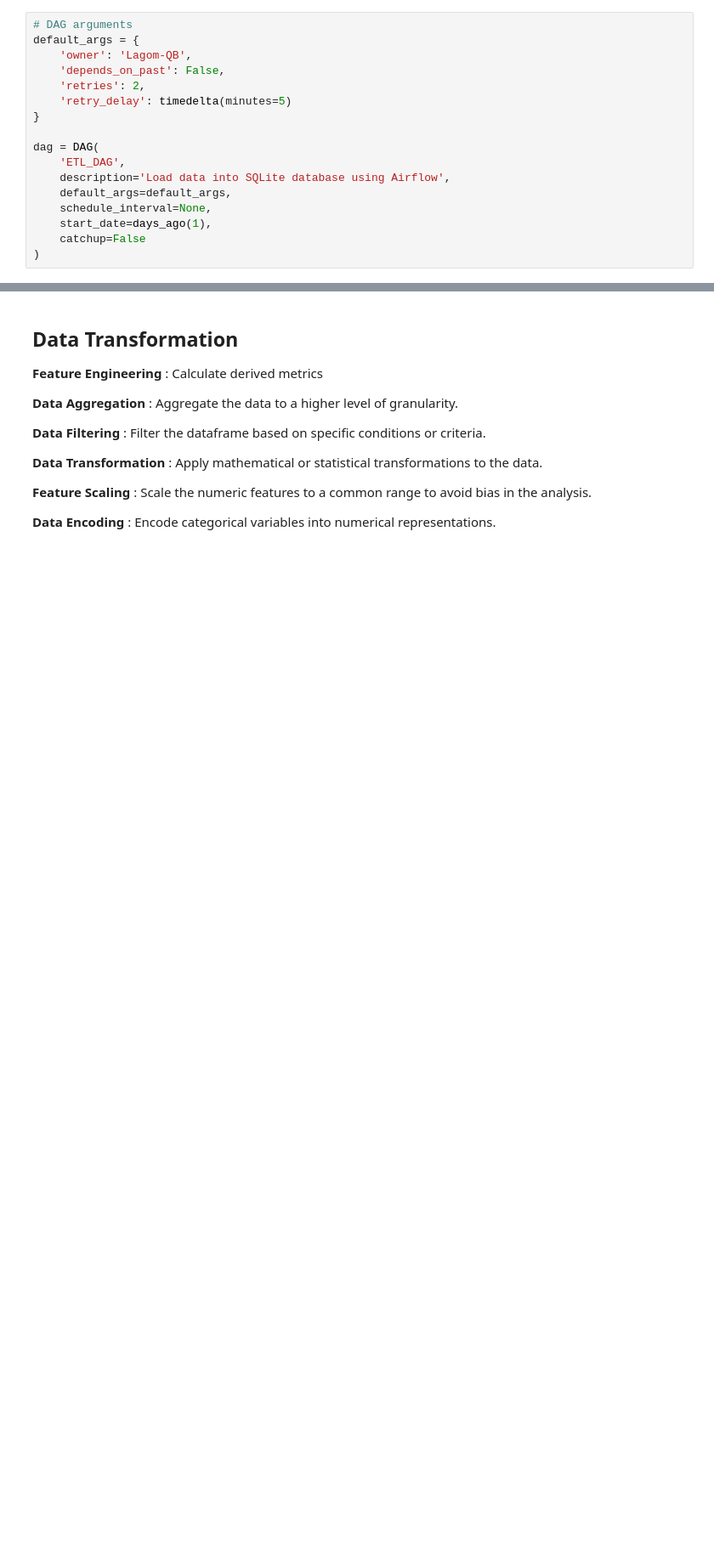
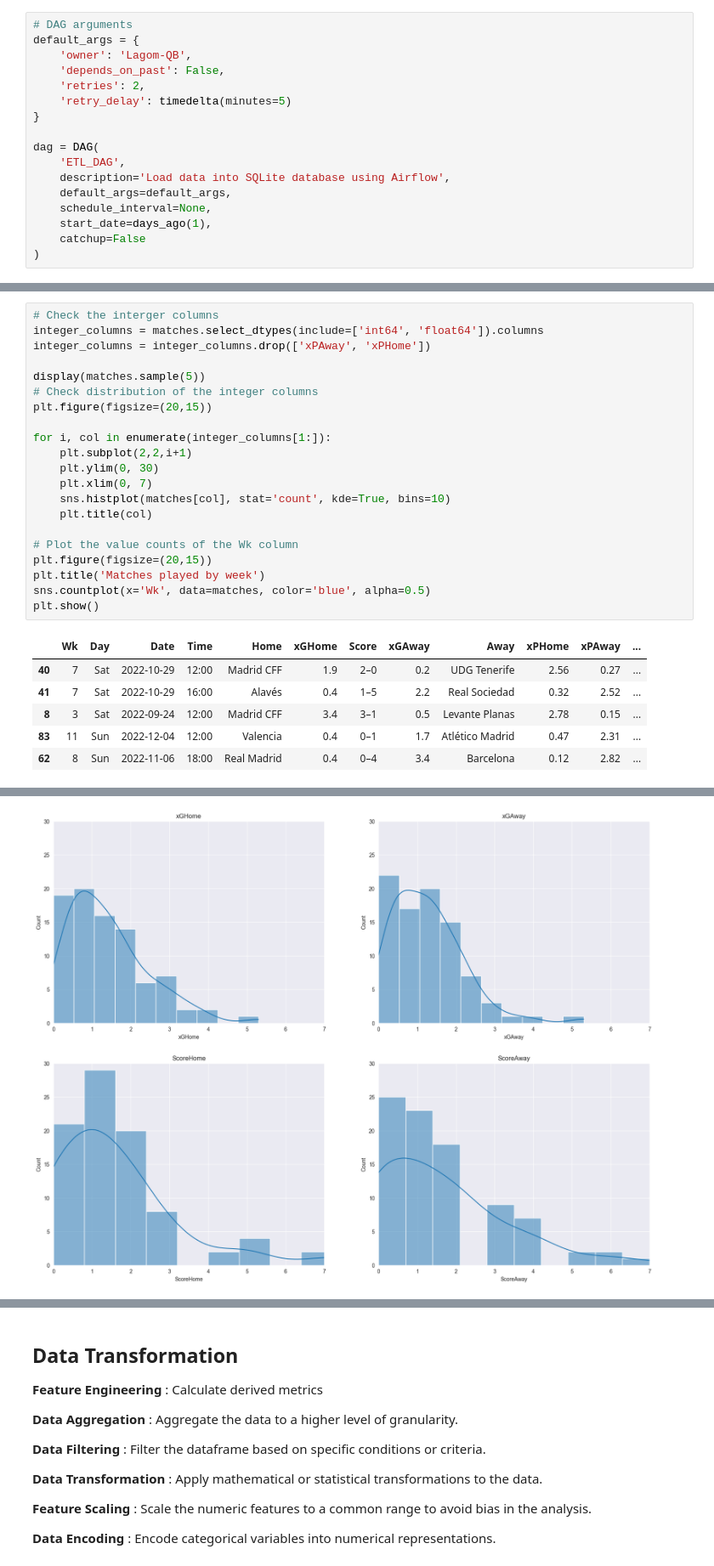
Before and after one commit to lagom-QB/Data-Engineering, a Jupyter notebook: DataPipelining.ipynb, the cells around one changed output, grey strips where cells are left out. Shown at 85% size. Cells and saved outputs as stored; diff of their text form; blank space fills up the shorter version.

```diff
--- a/DataPipelining.ipynb
+++ b/DataPipelining.ipynb
@@ -121,0 +133,28 @@ def extract_data(file_location = file_loc, spanish_squads = spanish_squads, usel
+# %%
+# Check the interger columns
+integer_columns = matches.select_dtypes(include=['int64', 'float64']).columns
+integer_columns = integer_columns.drop(['xPAway', 'xPHome'])
+
+display(matches.sample(5))
+# Check distribution of the integer columns
+plt.figure(figsize=(20,15))
+
+for i, col in enumerate(integer_columns[1:]):
+    plt.subplot(2,2,i+1)
+    plt.ylim(0, 30)
+    plt.xlim(0, 7)
+    sns.histplot(matches[col], stat='count', kde=True, bins=10)
+    plt.title(col)
+
+# Plot the value counts of the Wk column
+plt.figure(figsize=(20,15))
+plt.title('Matches played by week')
+sns.countplot(x='Wk', data=matches, color='blue', alpha=0.5)
+plt.show()
+# %% [output]
+|  | Wk | Day | Date | Time | Home | xGHome | Score | xGAway | Away | xPHome | xPAway | ... |
+| 40 | 7 | Sat | 2022-10-29 | 12:00 | Madrid CFF | 1.9 | 2–0 | 0.2 | UDG Tenerife | 2.56 | 0.27 | ... |
+| 41 | 7 | Sat | 2022-10-29 | 16:00 | Alavés | 0.4 | 1–5 | 2.2 | Real Sociedad | 0.32 | 2.52 | ... |
+| 8 | 3 | Sat | 2022-09-24 | 12:00 | Madrid CFF | 3.4 | 3–1 | 0.5 | Levante Planas | 2.78 | 0.15 | ... |
+| 83 | 11 | Sun | 2022-12-04 | 12:00 | Valencia | 0.4 | 0–1 | 1.7 | Atlético Madrid | 0.47 | 2.31 | ... |
+| 62 | 8 | Sun | 2022-11-06 | 18:00 | Real Madrid | 0.4 | 0–4 | 3.4 | Barcelona | 0.12 | 2.82 | ... |
@@ -121,0 +163 @@ def extract_data(file_location = file_loc, spanish_squads = spanish_squads, usel
+[figure, added]
```
Also changed, not shown: parts of 17 cells of this notebook, 7 other files.
